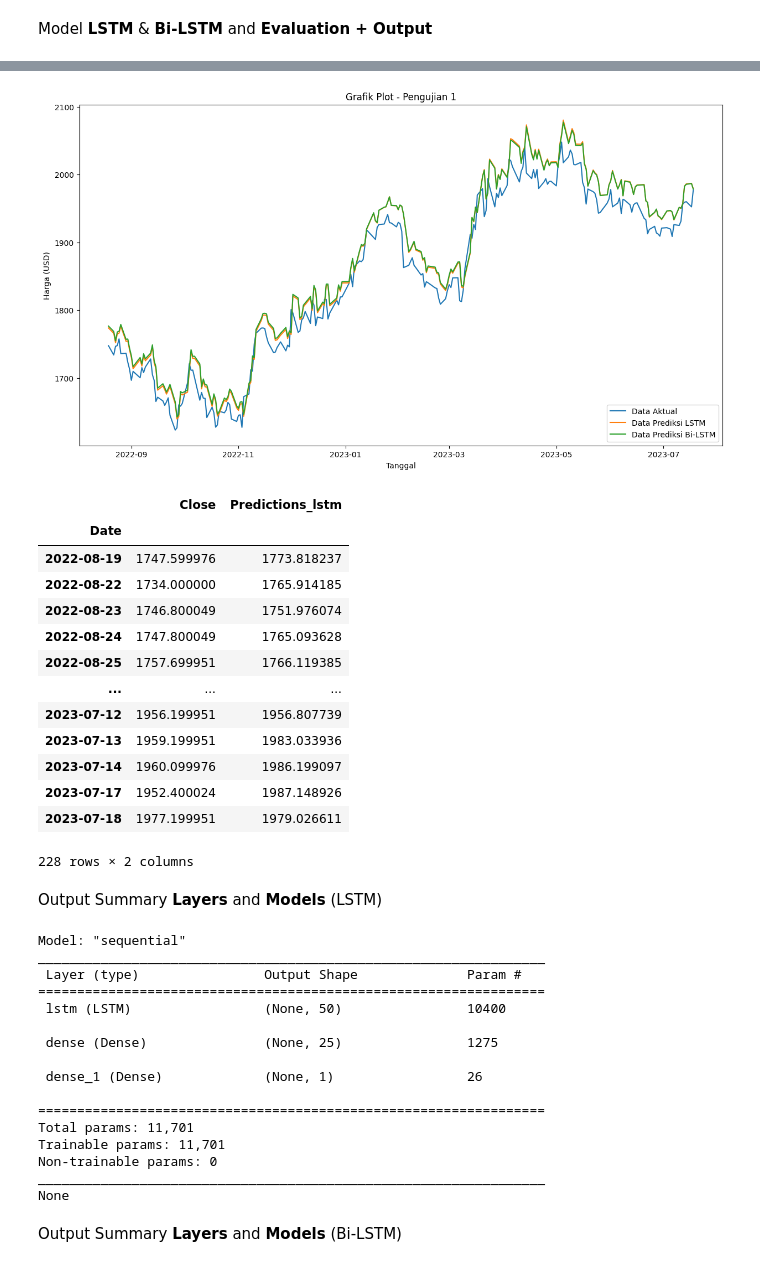
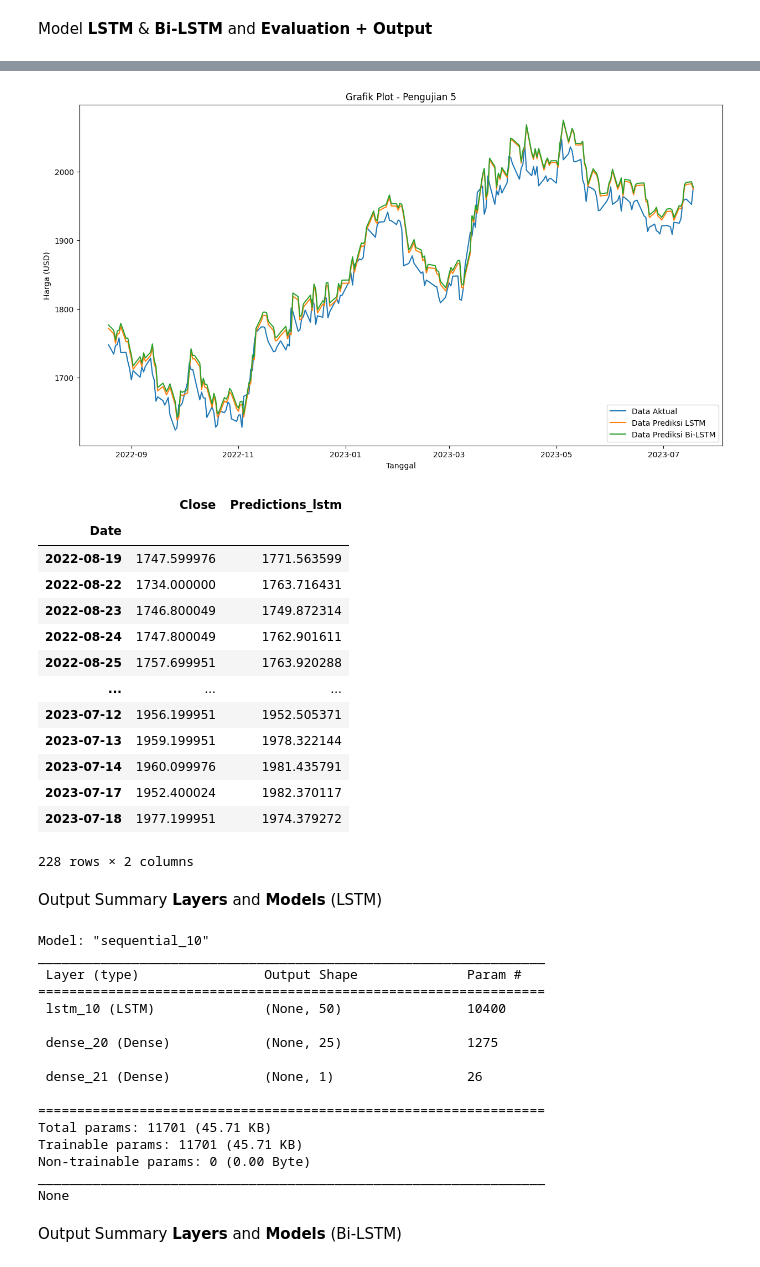
Before and after one commit to HundredMinus1/PredictGold_DL, a Jupyter notebook: LSTM_BilSTM_Gold_Prediction.ipynb, the cells around one changed output, grey strips where cells are left out. Drawn from its saved outputs; the diff is of its cells as text; code cells hidden in the pictures.

```diff
--- a/LSTM_BilSTM_Gold_Prediction.ipynb
+++ b/LSTM_BilSTM_Gold_Prediction.ipynb
@@ -142,7 +143,6 @@ tf.random.set_seed(10)
 # %% [markdown]
 Model **LSTM** & **Bi-LSTM** and **Evaluation + Output**
 # %%
-
 from sklearn.metrics import r2_score
 from sklearn.metrics import mean_squared_error
 from sklearn.metrics import mean_absolute_percentage_error
@@ -157,7 +157,7 @@ outputs_r_squared_bilstm = []
 validation_lstm_list = []
 validation_bilstm_list = []
 
-for _ in range(1):
+for _ in range(5):
     # LSTM Model
     model_lstm = Sequential([(layers.LSTM(50)), layers.Dense(25),
                               layers.Dense(1)])
@@ -250,57 +250,57 @@ R_squared Bi-LSTM Pengujian 1  : 0.9439107247977042
 # %%
 # Plot untuk 5 kali pengujian
-n = 1
+n = 5
 for df_lstm, df_bilstm in zip(validation_lstm_list, validation_bilstm_list):
     plt.figure(figsize=(15, 8))
     plt.title(f'Grafik Plot - Pengujian {n}')
     plt.xlabel('Tanggal')
     plt.ylabel('Harga (USD)')
 
     # Plot actual data, LSTM predictions, and Bi-LSTM predictions
     plt.plot(df_lstm.iloc[:][['Close', 'Predictions_lstm']])
     plt.plot(df_bilstm.iloc[:][['Predictions_bilstm' ]])
     plt.legend(['Data Aktual', 'Data Prediksi LSTM', 'Data Prediksi Bi-LSTM'], loc='lower right')
     plt.show()
 
     n += 1
 # %% [output]
-[figure, old version]
+[figure, new version]
 # %%
 df_lstm.iloc[:][['Close', 'Predictions_lstm']]
 # %% [output]
 |  | Close | Predictions_lstm |
 | Date |  |  |
-| 2022-08-19 | 1747.599976 | 1773.818237 |
-| 2022-08-22 | 1734.000000 | 1765.914185 |
-| 2022-08-23 | 1746.800049 | 1751.976074 |
-| 2022-08-24 | 1747.800049 | 1765.093628 |
-| 2022-08-25 | 1757.699951 | 1766.119385 |
+| 2022-08-19 | 1747.599976 | 1771.563599 |
+| 2022-08-22 | 1734.000000 | 1763.716431 |
+| 2022-08-23 | 1746.800049 | 1749.872314 |
+| 2022-08-24 | 1747.800049 | 1762.901611 |
+| 2022-08-25 | 1757.699951 | 1763.920288 |
 | ... | ... | ... |
-| 2023-07-12 | 1956.199951 | 1956.807739 |
-| 2023-07-13 | 1959.199951 | 1983.033936 |
-| 2023-07-14 | 1960.099976 | 1986.199097 |
-| 2023-07-17 | 1952.400024 | 1987.148926 |
-| 2023-07-18 | 1977.199951 | 1979.026611 |
+| 2023-07-12 | 1956.199951 | 1952.505371 |
+| 2023-07-13 | 1959.199951 | 1978.322144 |
+| 2023-07-14 | 1960.099976 | 1981.435791 |
+| 2023-07-17 | 1952.400024 | 1982.370117 |
+| 2023-07-18 | 1977.199951 | 1974.379272 |
 228 rows × 2 columns
 # %% [markdown]
 Output Summary **Layers** and **Models** (LSTM)
 # %%
 print(model_lstm.summary())
 # %% [output]
-Model: "sequential"
+Model: "sequential_10"
 _________________________________________________________________
  Layer (type)                Output Shape              Param #
 =================================================================
- lstm (LSTM)                 (None, 50)                10400
+ lstm_10 (LSTM)              (None, 50)                10400
 
- dense (Dense)               (None, 25)                1275
+ dense_20 (Dense)            (None, 25)                1275
 
- dense_1 (Dense)             (None, 1)                 26
+ dense_21 (Dense)            (None, 1)                 26
 
 =================================================================
-Total params: 11,701
-Trainable params: 11,701
-Non-trainable params: 0
+Total params: 11701 (45.71 KB)
+Trainable params: 11701 (45.71 KB)
+Non-trainable params: 0 (0.00 Byte)
 _________________________________________________________________
 None
 # %% [markdown]
```
Also changed, not shown: parts of 7 cells of this notebook.
